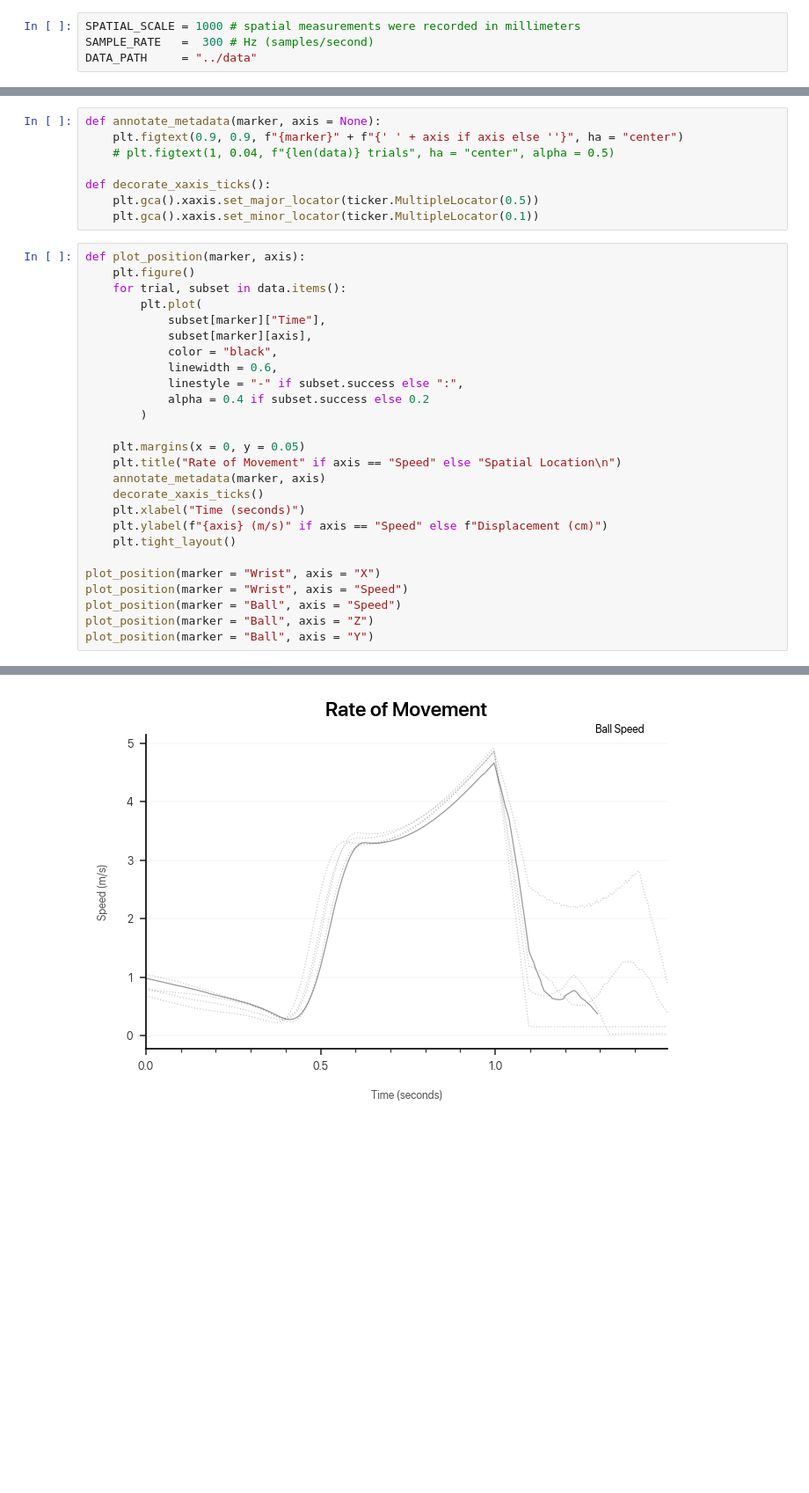
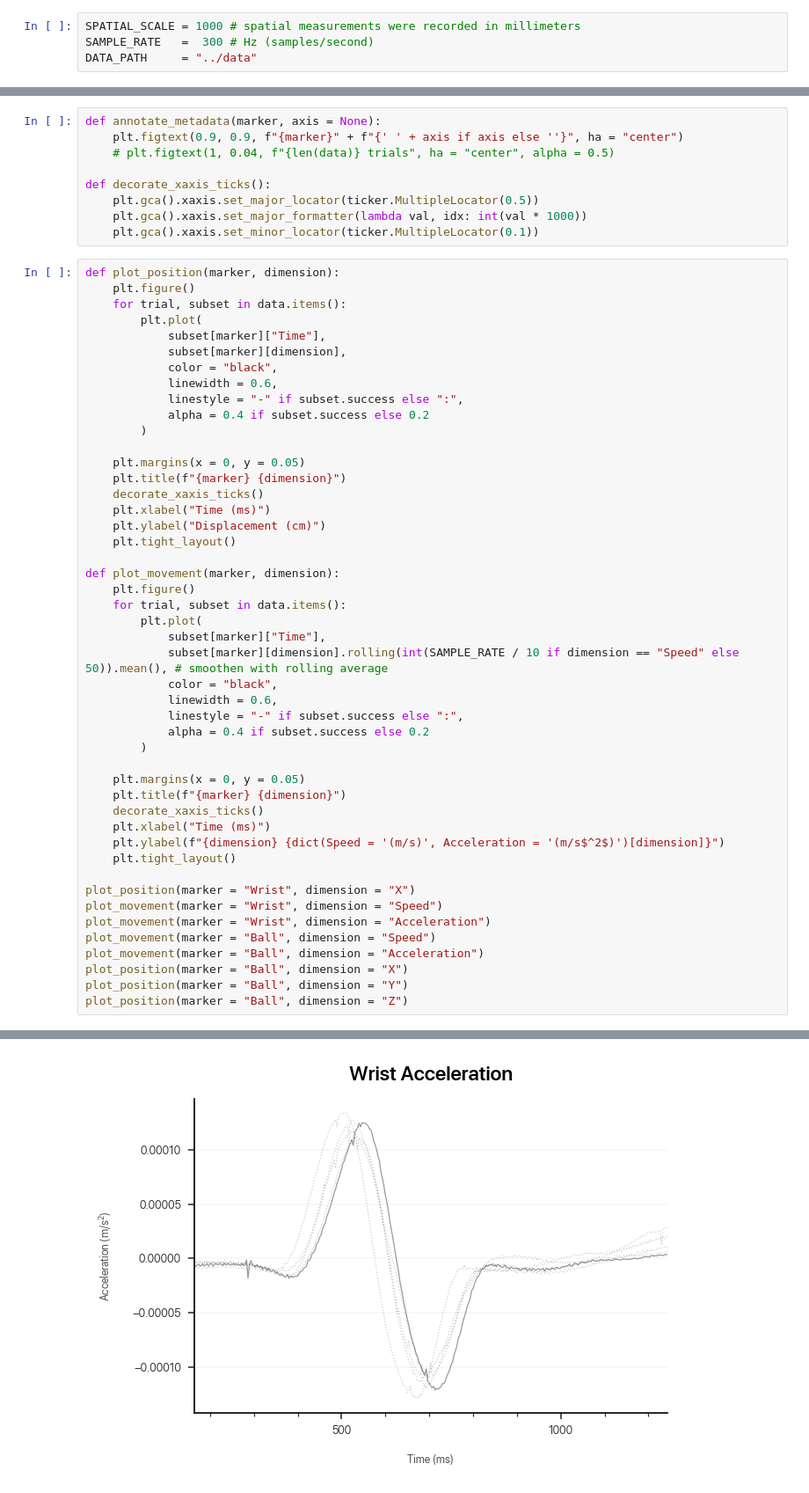
Before and after one commit to dlundgaard/BeerPongMastery, a Jupyter notebook: Analysis/analysis.ipynb, the cells around one changed output, grey strips where cells are left out. Shown at 88% size. Drawn from its saved outputs; the diff is of its cells as text; blank space fills up the shorter version.

```diff
--- a/Analysis/analysis.ipynb
+++ b/Analysis/analysis.ipynb
@@ -126,14 +138,15 @@ def annotate_metadata(marker, axis = None):
 
 def decorate_xaxis_ticks():
     plt.gca().xaxis.set_major_locator(ticker.MultipleLocator(0.5))
+    plt.gca().xaxis.set_major_formatter(lambda val, idx: int(val * 1000))
     plt.gca().xaxis.set_minor_locator(ticker.MultipleLocator(0.1))
 # %%
-def plot_position(marker, axis):
+def plot_position(marker, dimension):
     plt.figure()
     for trial, subset in data.items():
         plt.plot(
             subset[marker]["Time"],
-            subset[marker][axis],
+            subset[marker][dimension],
             color = "black",
             linewidth = 0.6,
             linestyle = "-" if subset.success else ":",
@@ -141,16 +154,37 @@ def plot_position(marker, axis):
         )
 
     plt.margins(x = 0, y = 0.05)
-    plt.title("Rate of Movement" if axis == "Speed" else "Spatial Location\n")
-    annotate_metadata(marker, axis)
+    plt.title(f"{marker} {dimension}")
     decorate_xaxis_ticks()
-    plt.xlabel("Time (seconds)")
-    plt.ylabel(f"{axis} (m/s)" if axis == "Speed" else f"Displacement (cm)")
+    plt.xlabel("Time (ms)")
+    plt.ylabel("Displacement (cm)")
     plt.tight_layout()
 
-plot_position(marker = "Wrist", axis = "X")
-plot_position(marker = "Wrist", axis = "Speed")
-plot_position(marker = "Ball", axis = "Speed")
-plot_position(marker = "Ball", axis = "Z")
-plot_position(marker = "Ball", axis = "Y")
+def plot_movement(marker, dimension):
+    plt.figure()
+    for trial, subset in data.items():
+        plt.plot(
+            subset[marker]["Time"],
+            subset[marker][dimension].rolling(int(SAMPLE_RATE / 10 if dimension == "Speed" else 50)).mean(), # smoothen with rolling average
+            color = "black",
+            linewidth = 0.6,
+            linestyle = "-" if subset.success else ":",
+            alpha = 0.4 if subset.success else 0.2
+        )
+
+    plt.margins(x = 0, y = 0.05)
+    plt.title(f"{marker} {dimension}")
+    decorate_xaxis_ticks()
+    plt.xlabel("Time (ms)")
+    plt.ylabel(f"{dimension} {dict(Speed = '(m/s)', Acceleration = '(m/s$^2$)')[dimension]}")
+    plt.tight_layout()
+
+plot_position(marker = "Wrist", dimension = "X")
+plot_movement(marker = "Wrist", dimension = "Speed")
+plot_movement(marker = "Wrist", dimension = "Acceleration")
+plot_movement(marker = "Ball", dimension = "Speed")
+plot_movement(marker = "Ball", dimension = "Acceleration")
+plot_position(marker = "Ball", dimension = "X")
+plot_position(marker = "Ball", dimension = "Y")
+plot_position(marker = "Ball", dimension = "Z")
 # %% [output]
@@ -159 +193 @@ plot_position(marker = "Ball", axis = "Y")
-[figure, old version]
+[figure, new version]
```
Also changed, not shown: parts of 4 cells of this notebook.
